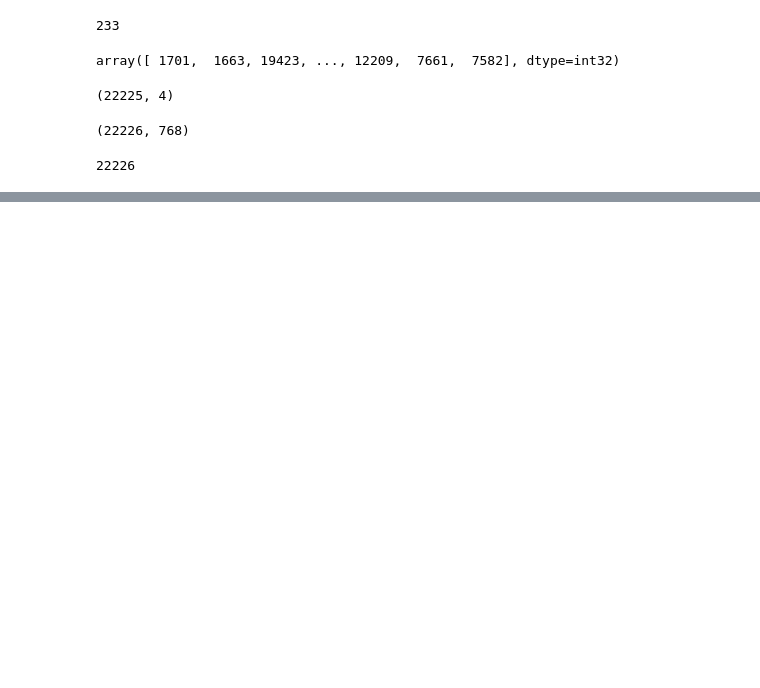
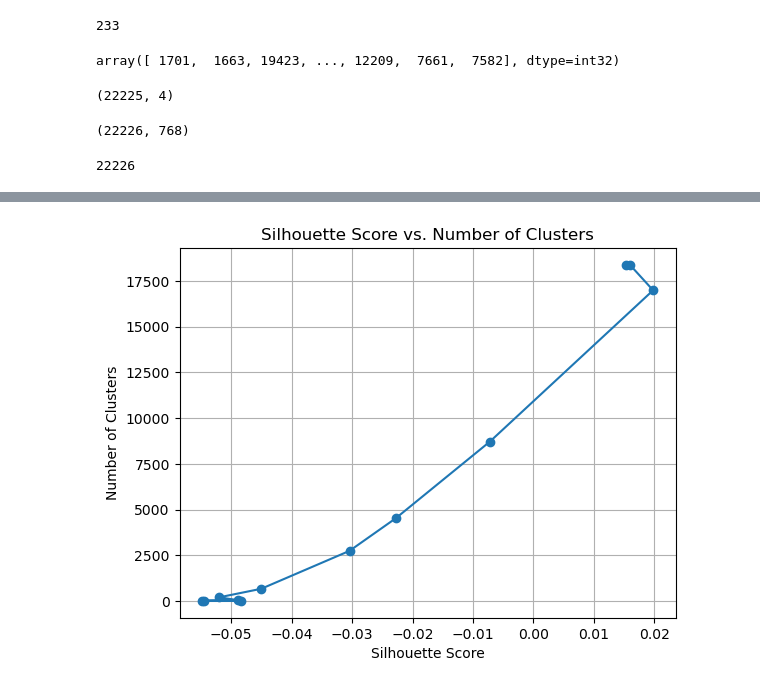
Before and after one commit to meganhmoore/LingoQuartet, a Jupyter notebook: notebooks/megans_hierarchical_part_2.ipynb, the cells around one changed output, grey strips where cells are left out. Saved outputs shown, nothing was run; the diff lists cells and outputs as text; code cells hidden in the pictures; blank space fills up the shorter version.

Commit message:
fast text and bert running, tf-idf on clusters

```diff
--- a/notebooks/megans_hierarchical_part_2.ipynb
+++ b/notebooks/megans_hierarchical_part_2.ipynb
@@ -171,4 +175,4 @@ len(train)
 # %% [output]
 22226
 # %%
-train['linkage_matrix'] = bert_linkage_matrix
+# train['linkage_matrix'] = bert_linkage_matrix
@@ -187,3 +188,0 @@ backup.head()
-# %%
-train['cluster_id'] = -1
-train.head(2)
@@ -231,11 +219,11 @@ train_df.head()
 #     right_row = train.iloc[info['right']]
 #     print(f"Cluster {cluster_id}: Left Row - {left_row}, Right Row - {right_row}")
 # %%
-# train_cluster_assignments = train.copy()
+train_cluster_assignments = train.copy()
 # train_cluster_assignments = train_cluster_assignments.drop(['bert_sentence_embedding_title_only', 'bert_embeddings', 'np_embeddings'], axis=1)
-distance_options = [1, 5, 10, 20, 30, 50, 100, 150, 200]
+distance_options = [0.5, 1, 2, 3, 4, 5, 10, 20, 50, 100, 150, 200]
 for opt in distance_options:
-    cluster_assignment = fcluster(bert_linkage_matrix, opt, criterion='distance')
+    cluster_assignment = fcluster(fast_text_linkage_matrix, opt, criterion='distance')
     print(f'dist: {opt} num_clusters: {cluster_assignment.max()}')
     train_cluster_assignments[f'cluster_dist_{opt}'] = cluster_assignment
 # %% [output]
@@ -242,0 +242,14 @@ dist: 150 num_clusters: 14
+# %%
+def compute_silhouette(orig_data, linkage_matrix, distance):
+    labels = fcluster(linkage_matrix, distance, criterion='distance')
+    silhouette_avg = silhouette_score(orig_data, labels)
+    return silhouette_avg
+
+sil_scores = []
+for opt in distance_options:
+    sil_score = compute_silhouette(doc_vecs_ft, fast_text_linkage_matrix, opt)
+    sil_scores.append(sil_score)
+
+# Print silhouette scores for different distance cutoffs
+for cutoff, score in zip(distance_options, sil_scores):
+    print(f"Distance cutoff: {cutoff}, Silhouette Score: {score}")
@@ -243,2 +269,12 @@ dist: 150 num_clusters: 14
+# %%
+num_clusters = [18377,18359, 16990, 8711, 4522, 2741, 667, 201, 44, 13, 6, 4]
+plt.plot(sil_scores, num_clusters, marker='o')
+plt.xlabel('Silhouette Score')
+plt.ylabel('Number of Clusters')
+plt.title('Silhouette Score vs. Number of Clusters')
+plt.grid(True)
+plt.show()
+# %% [output]
+[figure, added]
 # %%
 train_cluster_assignments
```
Also changed, not shown: parts of 26 cells of this notebook.
